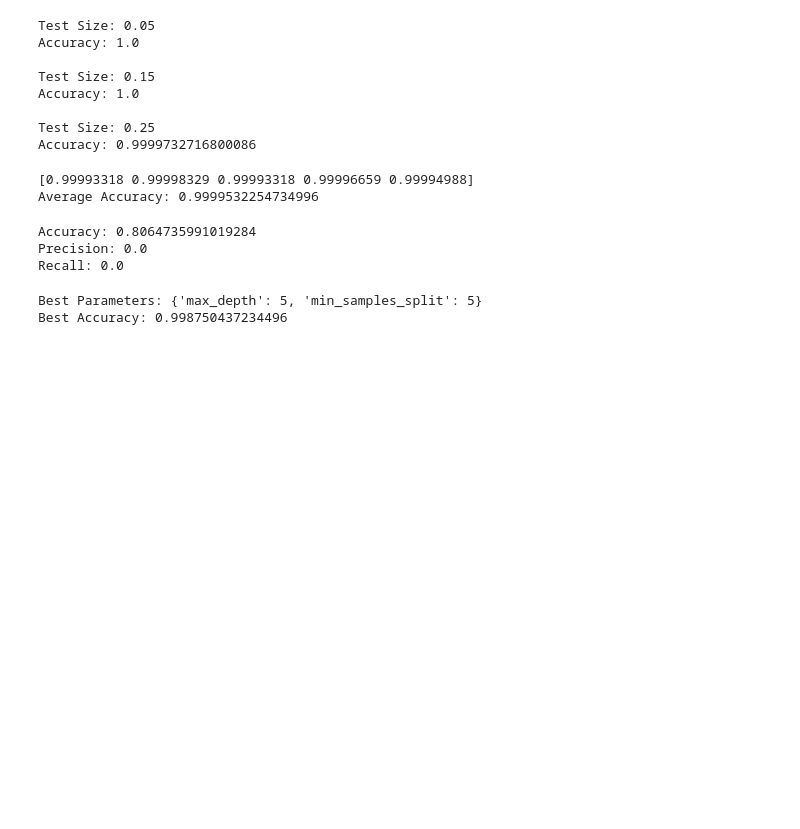
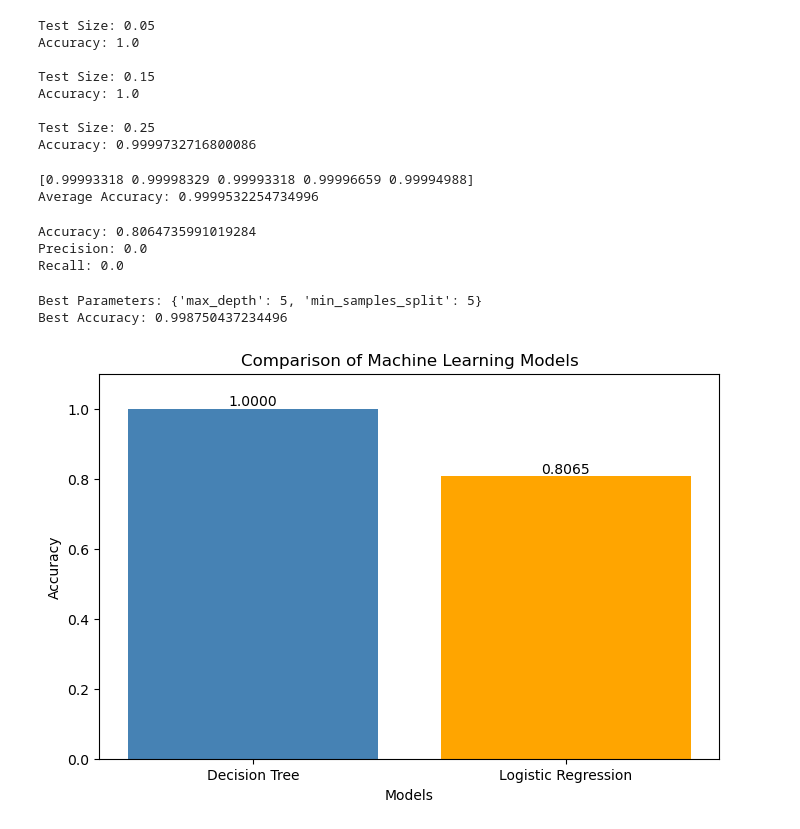
Before and after one commit to sba26156-prog/CA1-Electric-Vehicle-Analysis_MachineLearning, a Jupyter notebook: CA1_Thais_Dantas_Gramacho_Machine_Learning.ipynb, the cells around one changed output. Saved outputs shown, nothing was run; the diff lists cells and outputs as text; code cells hidden in the pictures; blank space fills up the shorter version.

Commit message:
Comparison of Machine Learning Model
Comparison of Machine Learning Model

```diff
--- a/CA1_Thais_Dantas_Gramacho_Machine_Learning.ipynb
+++ b/CA1_Thais_Dantas_Gramacho_Machine_Learning.ipynb
@@ -396,24 +364,0 @@ X_train_g, X_test_g, y_train_g, y_test_g = train_test_split(
-# %%
-from sklearn.model_selection import GridSearchCV
-from sklearn.tree import DecisionTreeClassifier
-
-param_grid = {
-    'max_depth': [3, 5],
-    'min_samples_split': [2, 5]
-}
-
-grid_search = GridSearchCV(
-    estimator=DecisionTreeClassifier(random_state=42),
-    param_grid=param_grid,
-    cv=3,
-    scoring='accuracy',
-    n_jobs=1
-)
-
-grid_search.fit(X_train_g, y_train_g)
-
-print("Best Parameters:", grid_search.best_params_)
-print("Best Accuracy:", grid_search.best_score_)
-# %% [output]
-Best Parameters: {'max_depth': 5, 'min_samples_split': 5}
-Best Accuracy: 0.998750437234496
@@ -420,15 +396,55 @@ Best Accuracy: 0.998750437234496
+# %%
+from sklearn.model_selection import GridSearchCV
+from sklearn.tree import DecisionTreeClassifier
+
+param_grid = {
+    'max_depth': [3, 5],
+    'min_samples_split': [2, 5]
+}
+
+grid_search = GridSearchCV(
+    estimator=DecisionTreeClassifier(random_state=42),
+    param_grid=param_grid,
+    cv=3,
+    scoring='accuracy',
+    n_jobs=1
+)
+
+grid_search.fit(X_train_g, y_train_g)
+
+print("Best Parameters:", grid_search.best_params_)
+print("Best Accuracy:", grid_search.best_score_)
+# %% [output]
+Best Parameters: {'max_depth': 5, 'min_samples_split': 5}
+Best Accuracy: 0.998750437234496
 # %%
 import matplotlib.pyplot as plt
 
 models = ['Decision Tree', 'Logistic Regression']
 accuracies = [1.00, 0.8065]
 
-plt.figure(figsize=(6,4))
+plt.figure(figsize=(8,5))
 
-plt.bar(models, accuracies, color=['steelblue', 'orange'])
+bars = plt.bar(
+    models,
+    accuracies,
+    color=['steelblue', 'orange']
+)
 
-plt.title('Model Accuracy Comparison')
+plt.title('Comparison of Machine Learning Models')
 plt.ylabel('Accuracy')
-plt.ylim(0,1.05)
+plt.xlabel('Models')
+plt.ylim(0,1.1)
+
+for bar in bars:
+    yval = bar.get_height()
+    plt.text(
+        bar.get_x() + bar.get_width()/2,
+        yval + 0.01,
+        f'{yval:.4f}',
+        ha='center'
+    )
 
 plt.show()
+# %% [output]
+[figure, added]
```
Also changed, not shown: parts of 6 cells of this notebook.
